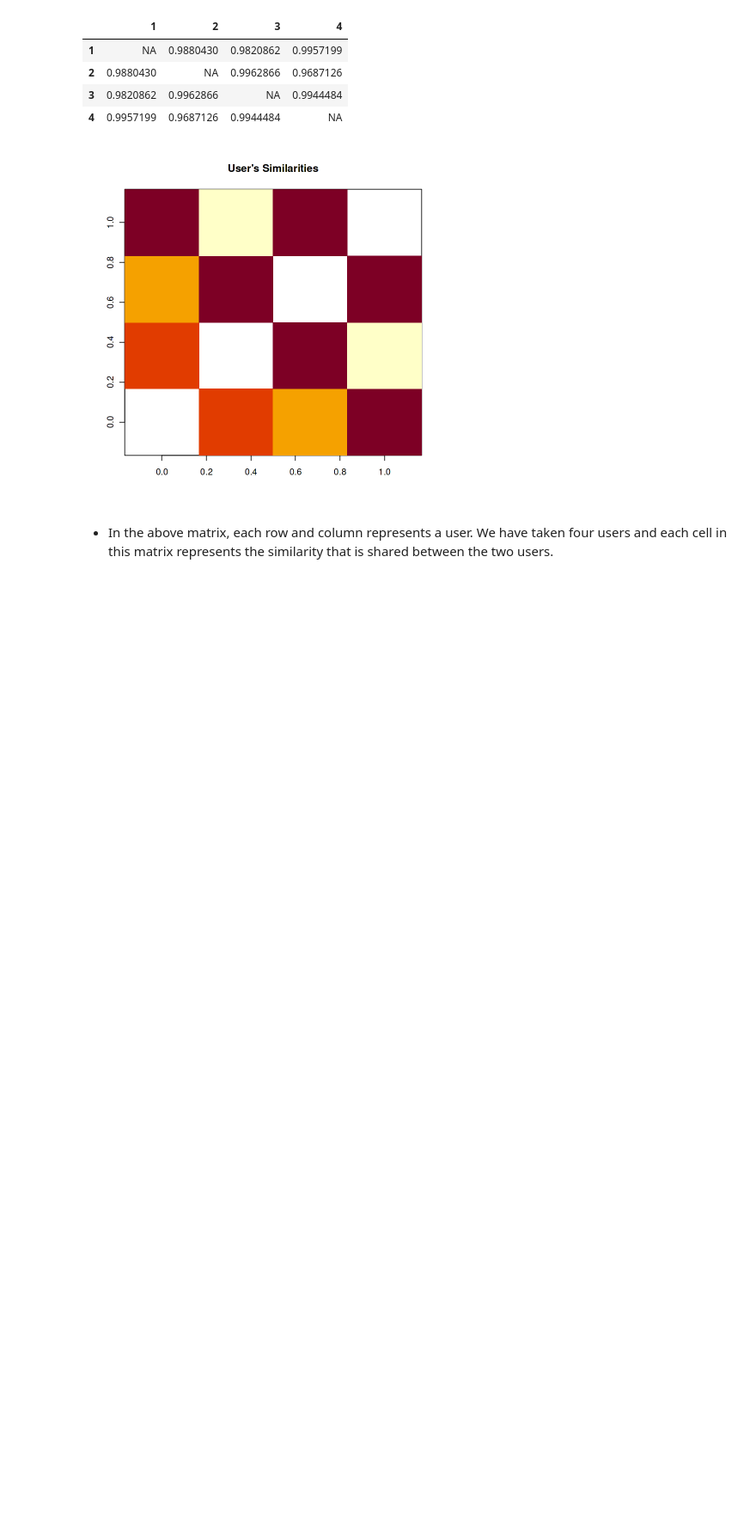
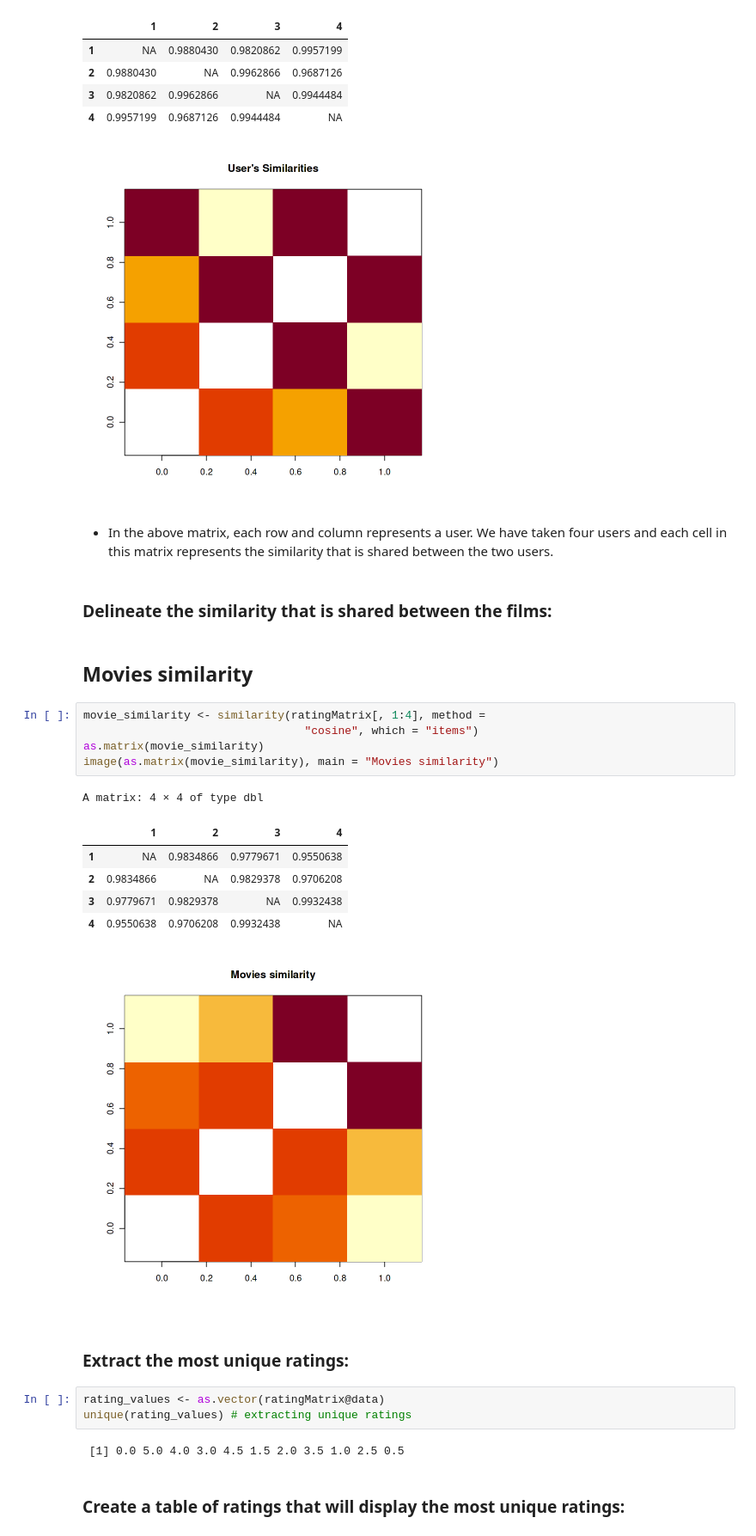
Before and after one commit to AmirMotefaker/Movie-Recommendation-System-using-R, a Jupyter notebook: movie-recommendation-system-using-r.ipynb, the cells around one changed output. Shown: that part at 86% size. Drawn from its saved outputs; the diff is of its cells as text; blank space fills up the shorter version.

Commit message:
Update Movie-Recommendation-System-using-R

```diff
--- a/movie-recommendation-system-using-r.ipynb
+++ b/movie-recommendation-system-using-r.ipynb
@@ -242,3 +226,29 @@ A matrix: 4 × 4 of type dbl
 [figure]
 # %% [markdown]
 - In the above matrix, each row and column represents a user. We have taken four users and each cell in this matrix represents the similarity that is shared between the two users.
+# %% [markdown]
+### Delineate the similarity that is shared between the films:
+# %% [markdown]
+## Movies similarity
+# %%
+movie_similarity <- similarity(ratingMatrix[, 1:4], method =
+                                 "cosine", which = "items")
+as.matrix(movie_similarity)
+image(as.matrix(movie_similarity), main = "Movies similarity")
+# %% [output]
+A matrix: 4 × 4 of type dbl
+|  | 1 | 2 | 3 | 4 |
+| 1 | NA | 0.9834866 | 0.9779671 | 0.9550638 |
+| 2 | 0.9834866 | NA | 0.9829378 | 0.9706208 |
+| 3 | 0.9779671 | 0.9829378 | NA | 0.9932438 |
+| 4 | 0.9550638 | 0.9706208 | 0.9932438 | NA |
+[figure, added]
+# %% [markdown]
+### Extract the most unique ratings:
+# %%
+rating_values <- as.vector(ratingMatrix@data)
+unique(rating_values) # extracting unique ratings
+# %% [output]
+ [1] 0.0 5.0 4.0 3.0 4.5 1.5 2.0 3.5 1.0 2.5 0.5
+# %% [markdown]
+### Create a table of ratings that will display the most unique ratings:
```
Also changed, not shown: parts of 21 cells of this notebook.
